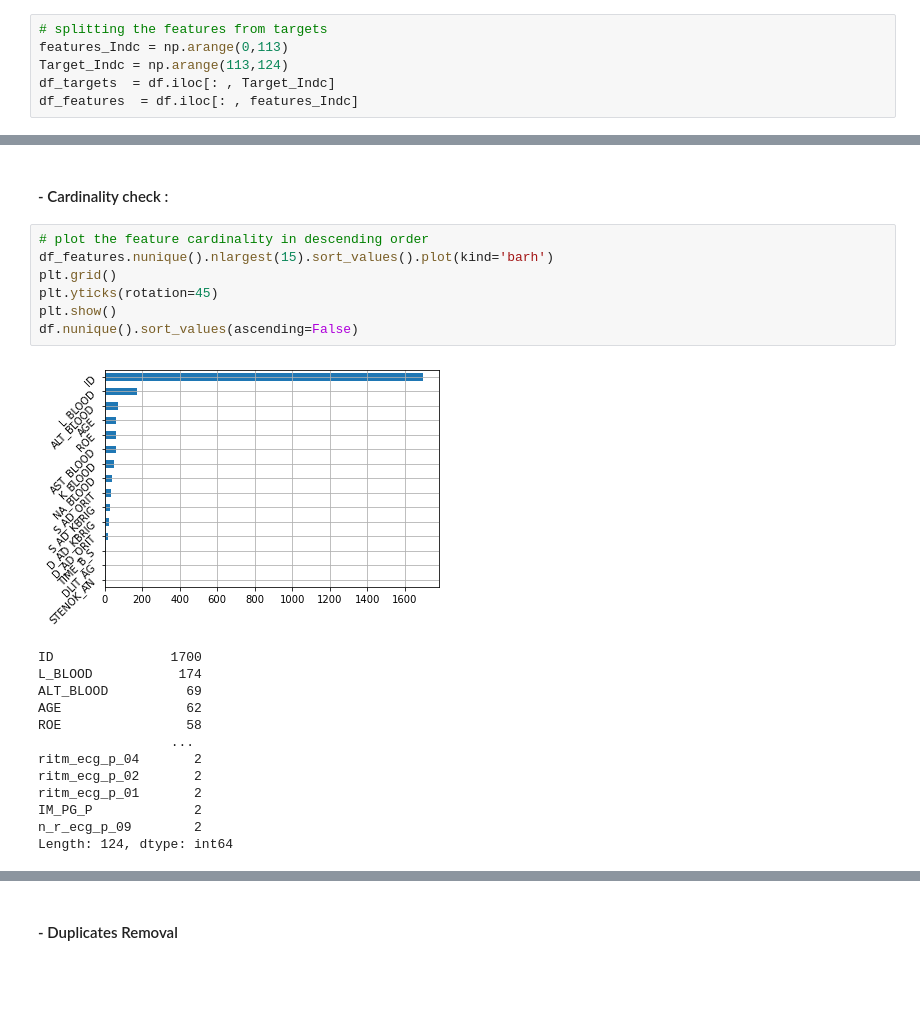
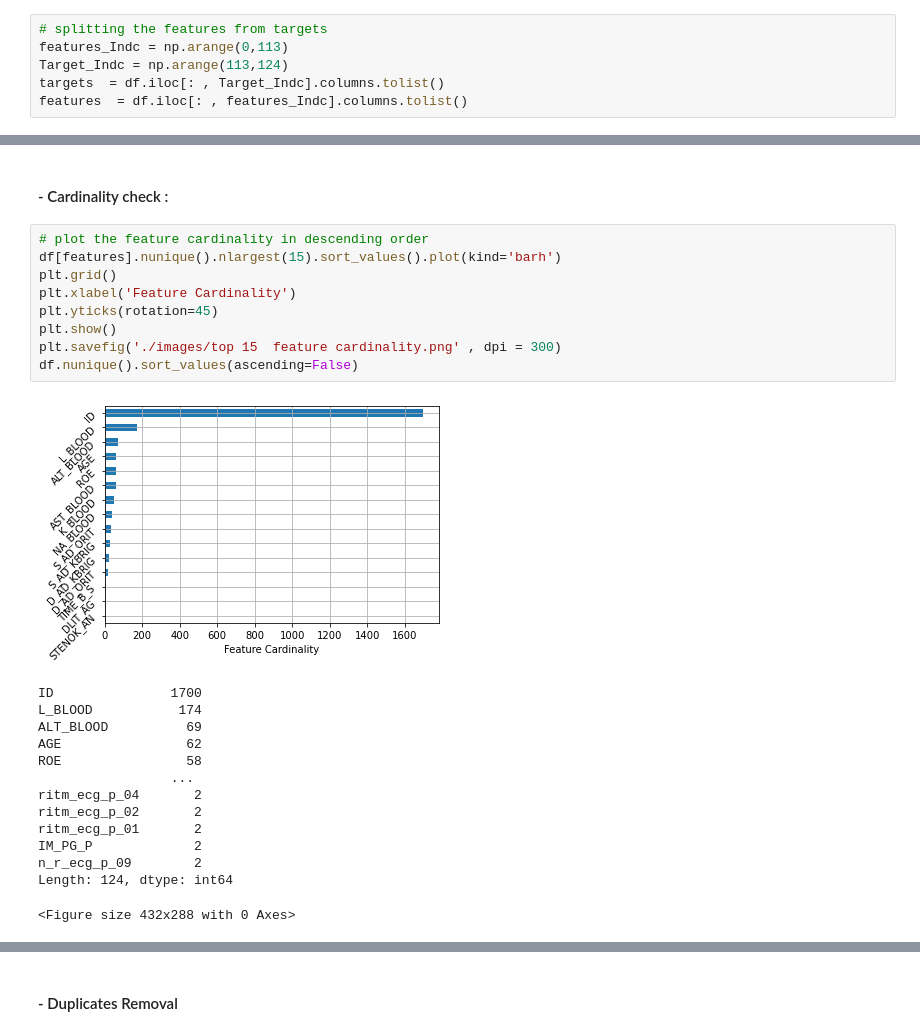
Before and after one commit to Mustafa-omer-mohammed/Myocardial-Infarction_Complications-analysis, a Jupyter notebook: Myocardial infarction complications Analysis.ipynb, the cells around one changed output, grey strips where cells are left out. Drawn from its saved outputs; the diff is of its cells as text; blank space fills up the shorter version.

```diff
--- a/Myocardial infarction complications Analysis.ipynb
+++ b/Myocardial infarction complications Analysis.ipynb
@@ -101,7 +125,7 @@ df.shape
 # splitting the features from targets
 features_Indc = np.arange(0,113)
 Target_Indc = np.arange(113,124)
-df_targets  = df.iloc[: , Target_Indc]
-df_features  = df.iloc[: , features_Indc]
+targets  = df.iloc[: , Target_Indc].columns.tolist()
+features  = df.iloc[: , features_Indc].columns.tolist()
 # %%
 # The target variables doesn't contain any missing values
@@ -168,13 +194,15 @@ print(f_to_drop)
 #### - Cardinality check :
 # %%
 # plot the feature cardinality in descending order
-df_features.nunique().nlargest(15).sort_values().plot(kind='barh')
+df[features].nunique().nlargest(15).sort_values().plot(kind='barh')
 plt.grid()
+plt.xlabel('Feature Cardinality')
 plt.yticks(rotation=45)
 plt.show()
+plt.savefig('./images/top 15  feature cardinality.png' , dpi = 300)
 df.nunique().sort_values(ascending=False)
 # %% [output]
-[figure, old version]
+[figure, new version]
 ID               1700
 L_BLOOD           174
 ALT_BLOOD          69
@@ -187,5 +215,6 @@ ritm_ecg_p_01       2
 IM_PG_P             2
 n_r_ecg_p_09        2
 Length: 124, dtype: int64
+<Figure size 432x288 with 0 Axes>
 # %%
 # extract the Binary features
```
Also changed, not shown: parts of 29 cells of this notebook.
